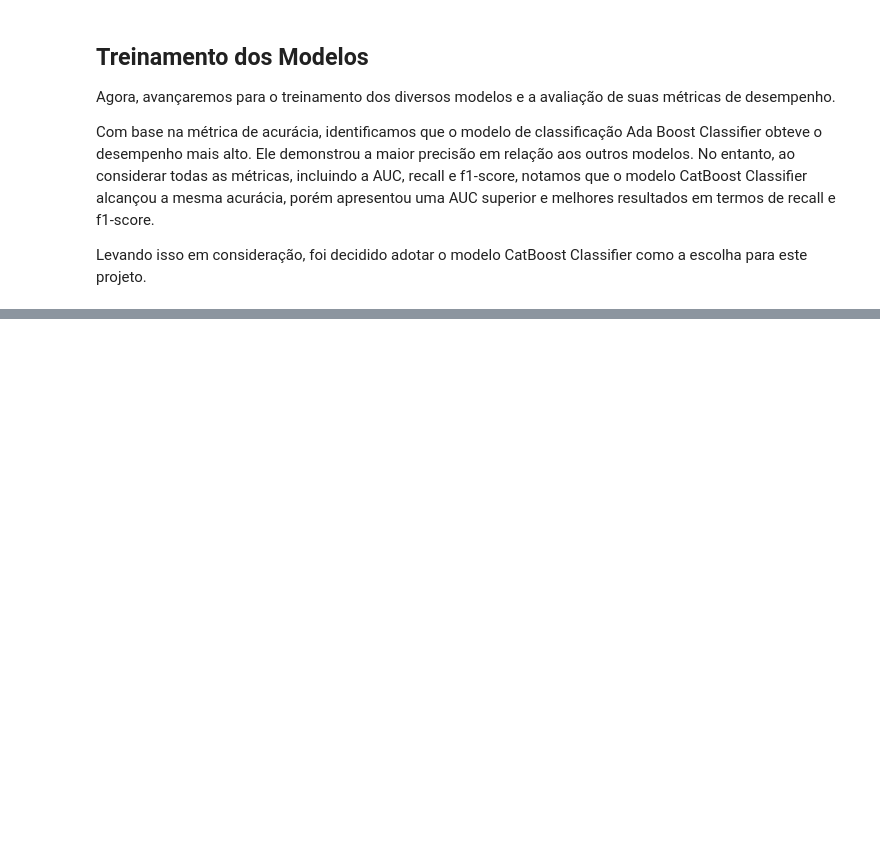
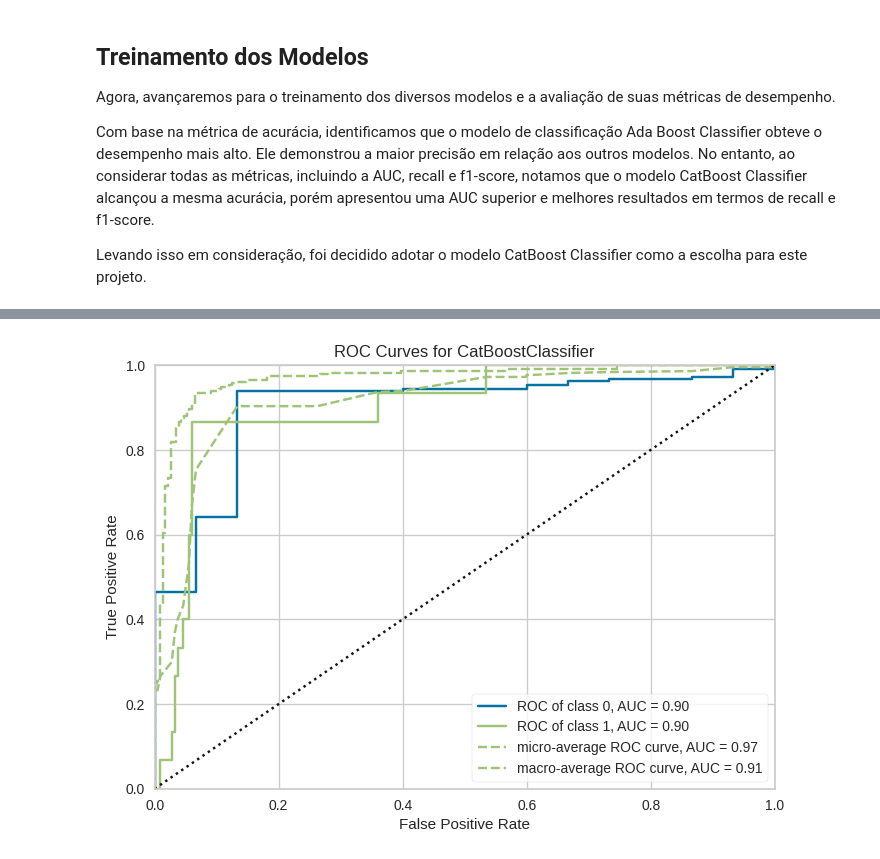
Before and after one commit to SarahFeanor/Portfolio-DataScience, a Jupyter notebook: previsao_de_risco_cancer.ipynb, the cells around one changed output, grey strips where cells are left out. Cells and saved outputs as stored; diff of their text form; code cells hidden in the pictures; blank space fills up the shorter version.

```diff
--- a/previsao_de_risco_cancer.ipynb
+++ b/previsao_de_risco_cancer.ipynb
@@ -290,0 +338,2 @@ Levando isso em consideração, foi decidido adotar o modelo CatBoost Classifier
+# %%
+catboost=create_model('catboost')
@@ -290,0 +387,3 @@ Levando isso em consideração, foi decidido adotar o modelo CatBoost Classifier
+# %%
+plot_model(catboost)
+# %% [output]
@@ -290,0 +391 @@ Levando isso em consideração, foi decidido adotar o modelo CatBoost Classifier
+[figure, added]
```
Also changed, not shown: parts of 74 cells of this notebook.
